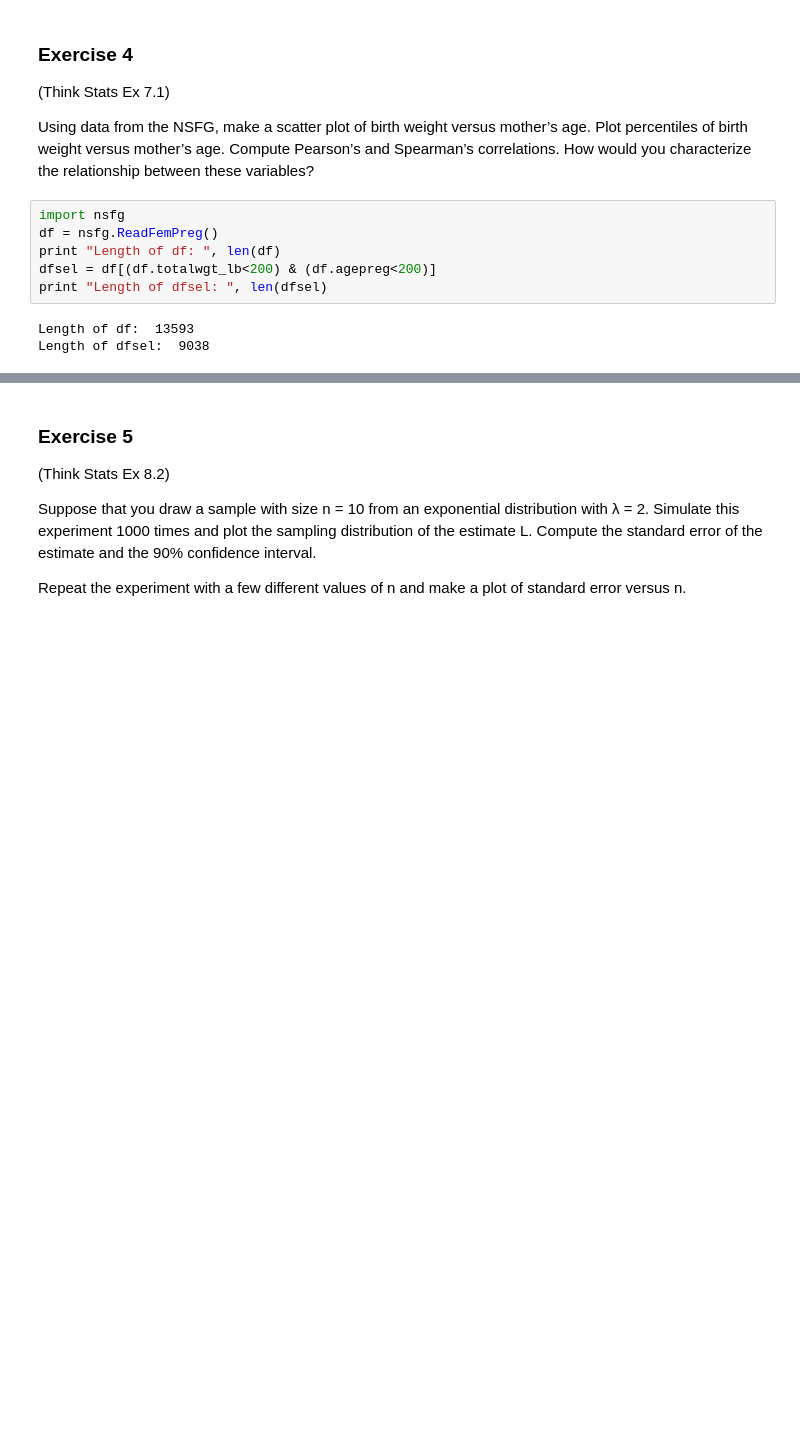
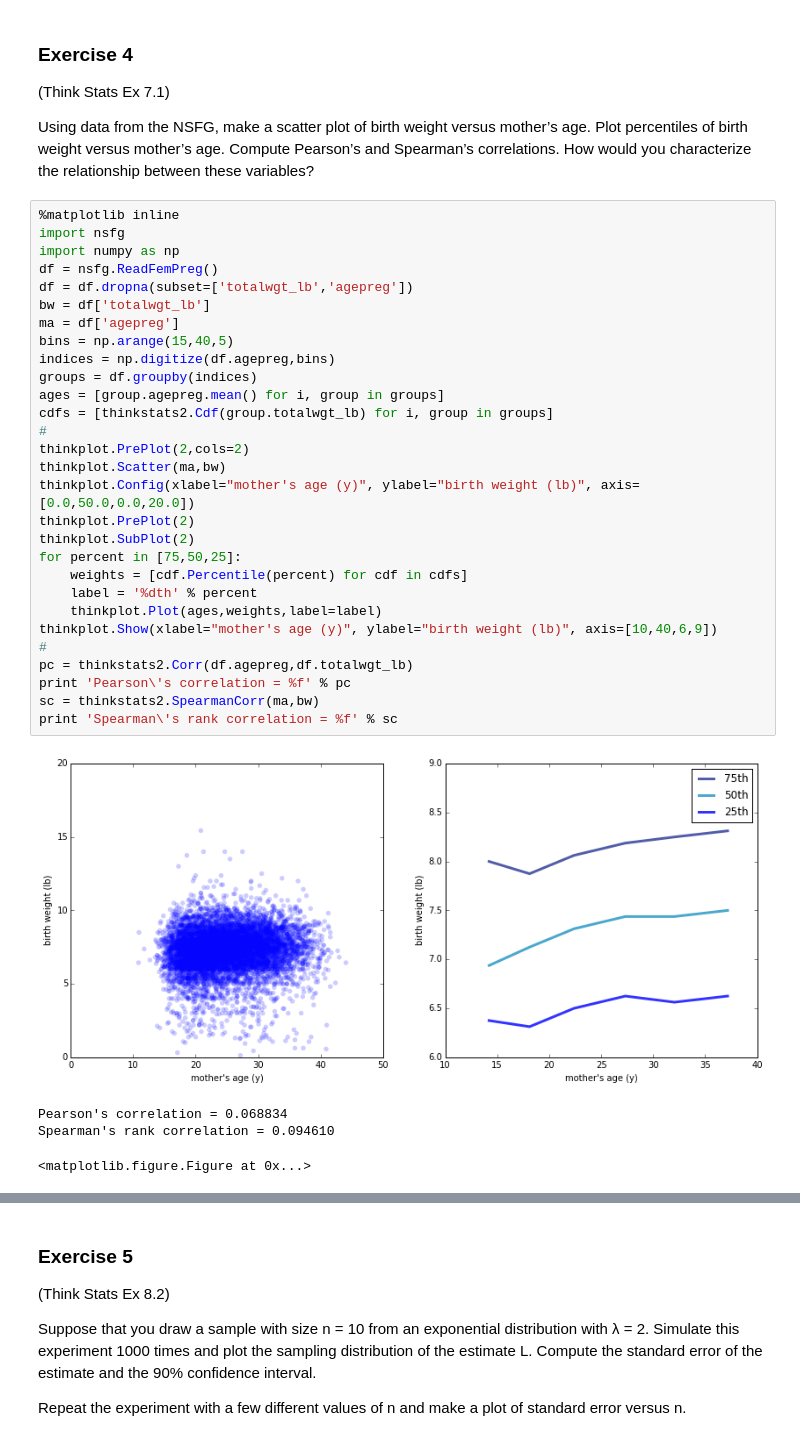
Before and after one commit to marcolunardi/GetData_Assignment, a Jupyter notebook: 00-prework/exercises/0_S_Prework_LucDemortier.ipynb, the cells around one changed output, grey strips where cells are left out. Cells and saved outputs as stored; diff of their text form; blank space fills up the shorter version.

```diff
--- a/00-prework/exercises/0_S_Prework_LucDemortier.ipynb
+++ b/00-prework/exercises/0_S_Prework_LucDemortier.ipynb
@@ -277,13 +275,38 @@ Yes, distribution looks uniform
 (Think Stats Ex 7.1)
 
 Using data from the NSFG, make a scatter plot of birth weight versus mother’s age. Plot percentiles of birth weight versus mother’s age. Compute Pearson’s and Spearman’s correlations. How would you characterize the relationship between these variables?
-# %%
-import nsfg
-df = nsfg.ReadFemPreg()
-print "Length of df: ", len(df)
-dfsel = df[(df.totalwgt_lb<200) & (df.agepreg<200)]
-print "Length of dfsel: ", len(dfsel)
-# %% [output]
-Length of df:  13593
-Length of dfsel:  9038
+# %%
+%matplotlib inline
+import nsfg
+import numpy as np
+df = nsfg.ReadFemPreg()
+df = df.dropna(subset=['totalwgt_lb','agepreg'])
+bw = df['totalwgt_lb']
+ma = df['agepreg']
+bins = np.arange(15,40,5)
+indices = np.digitize(df.agepreg,bins)
+groups = df.groupby(indices)
+ages = [group.agepreg.mean() for i, group in groups]
+cdfs = [thinkstats2.Cdf(group.totalwgt_lb) for i, group in groups]
+#
+thinkplot.PrePlot(2,cols=2)
+thinkplot.Scatter(ma,bw)
+thinkplot.Config(xlabel="mother's age (y)", ylabel="birth weight (lb)", axis=[0.0,50.0,0.0,20.0])
+thinkplot.PrePlot(2)
+thinkplot.SubPlot(2)
+for percent in [75,50,25]:
+    weights = [cdf.Percentile(percent) for cdf in cdfs]
+    label = '%dth' % percent
+    thinkplot.Plot(ages,weights,label=label)
+thinkplot.Show(xlabel="mother's age (y)", ylabel="birth weight (lb)", axis=[10,40,6,9])
+#
+pc = thinkstats2.Corr(df.agepreg,df.totalwgt_lb)
+print 'Pearson\'s correlation = %f' % pc
+sc = thinkstats2.SpearmanCorr(ma,bw)
+print 'Spearman\'s rank correlation = %f' % sc
+# %% [output]
+[figure, added]
+Pearson's correlation = 0.068834
+Spearman's rank correlation = 0.094610
+<matplotlib.figure.Figure at 0x...>
 # %% [markdown]
```
Also changed, not shown: parts of 8 cells of this notebook.
